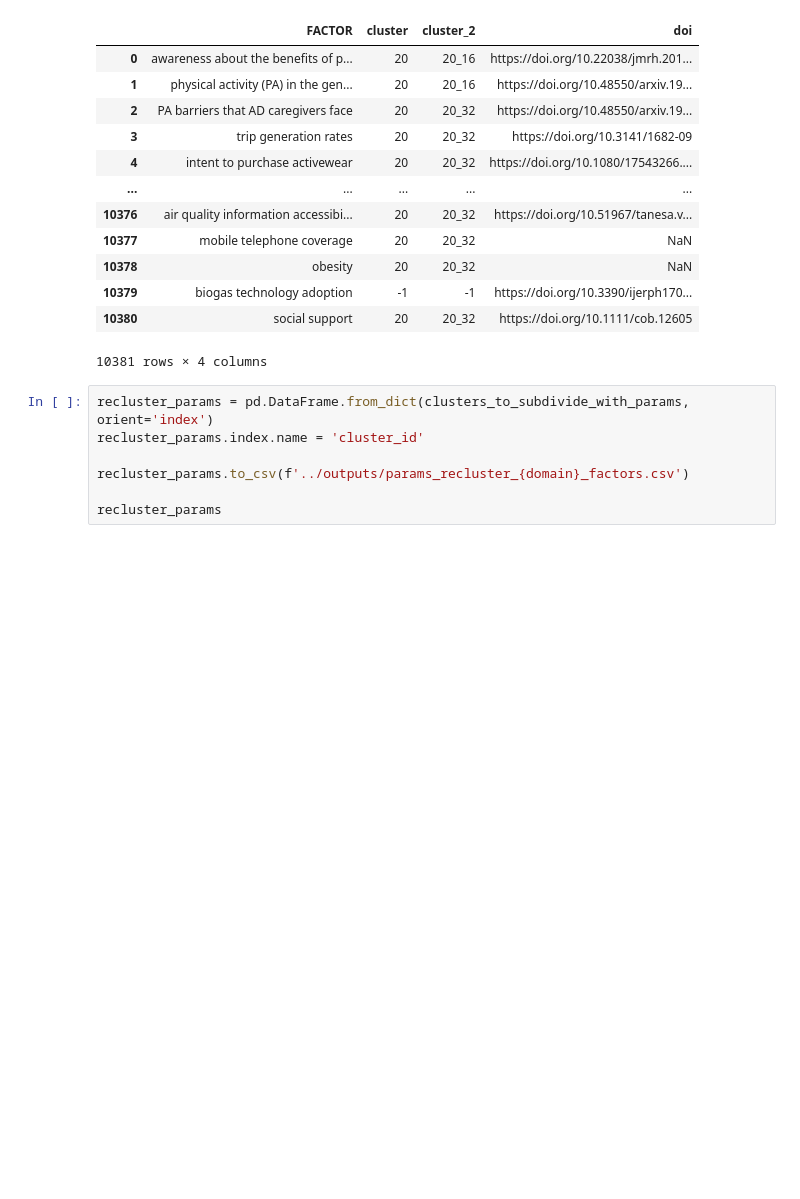
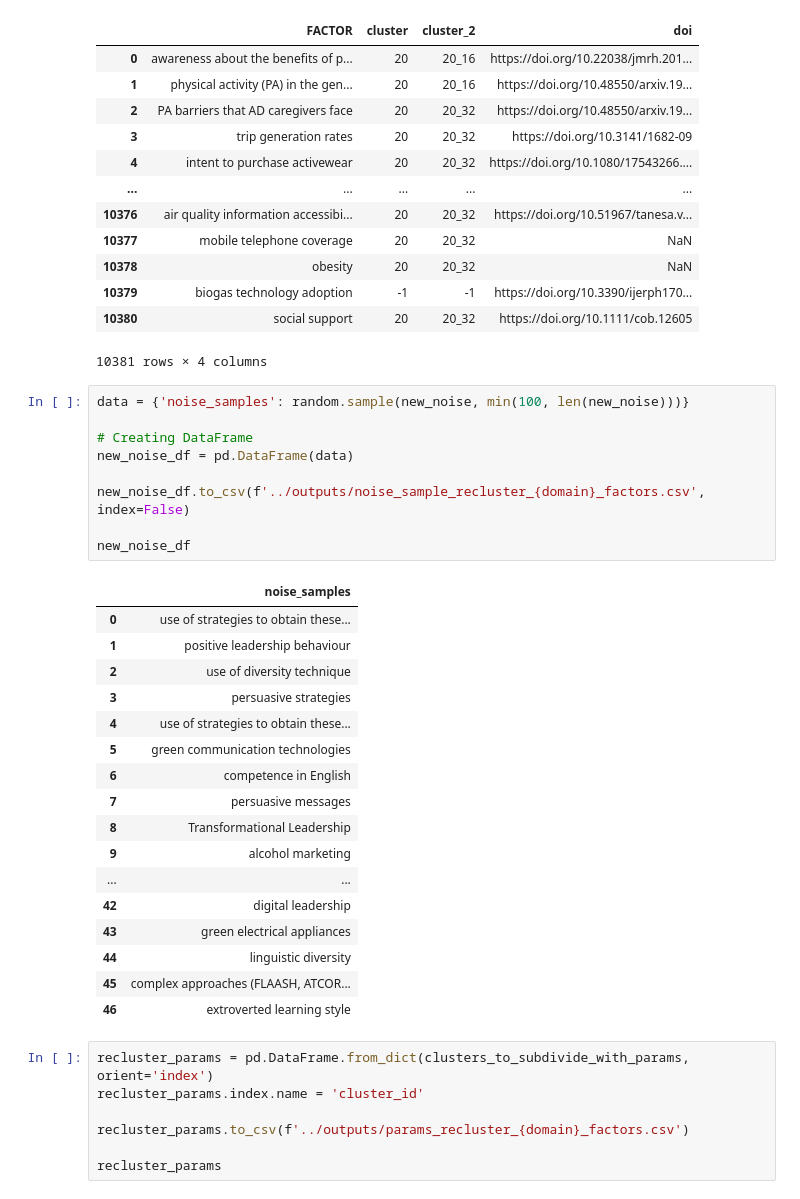
Before and after one commit to ThomasDenoirjean/Clustering_democratiser_sobriete, a Jupyter notebook: code/2_policy_clustering.ipynb, the cells around one changed output. Cells and saved outputs as stored; diff of their text form; blank space fills up the shorter version.

```diff
--- a/code/2_policy_clustering.ipynb
+++ b/code/2_policy_clustering.ipynb
@@ -450,6 +434,33 @@ final_df
 | 10379 | biogas technology adoption | -1 | -1 | https://doi.org/10.3390/ijerph170... |
 | 10380 | social support | 20 | 20_32 | https://doi.org/10.1111/cob.12605 |
 10381 rows × 4 columns
+# %%
+data = {'noise_samples': random.sample(new_noise, min(100, len(new_noise)))}
+
+# Creating DataFrame
+new_noise_df = pd.DataFrame(data)
+
+new_noise_df.to_csv(f'../outputs/noise_sample_recluster_{domain}_factors.csv', index=False)
+
+new_noise_df
+# %% [output]
+|  | noise_samples |
+| 0 | use of strategies to obtain these... |
+| 1 | positive leadership behaviour |
+| 2 | use of diversity technique |
+| 3 | persuasive strategies |
+| 4 | use of strategies to obtain these... |
+| 5 | green communication technologies |
+| 6 | competence in English |
+| 7 | persuasive messages |
+| 8 | Transformational Leadership |
+| 9 | alcohol marketing |
+| ... | ... |
+| 42 | digital leadership |
+| 43 | green electrical appliances |
+| 44 | linguistic diversity |
+| 45 | complex approaches (FLAASH, ATCOR... |
+| 46 | extroverted learning style |
 # %%
 recluster_params = pd.DataFrame.from_dict(clusters_to_subdivide_with_params, orient='index')
 recluster_params.index.name = 'cluster_id'
```
Also changed, not shown: parts of 1 cell of this notebook.
